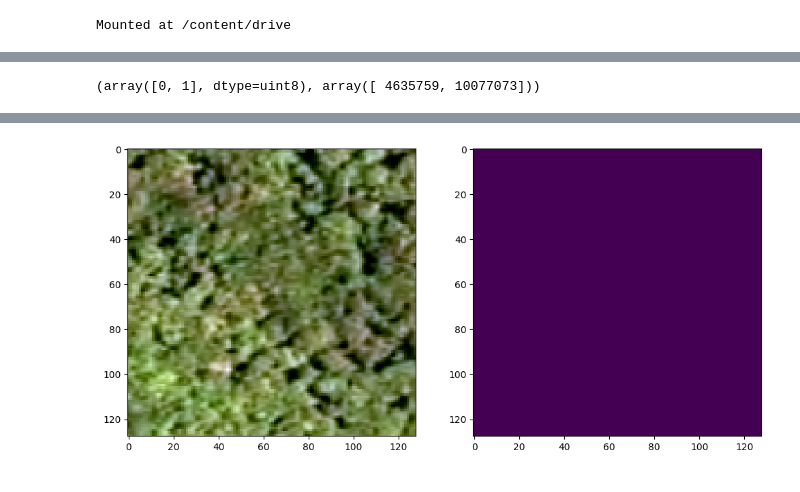
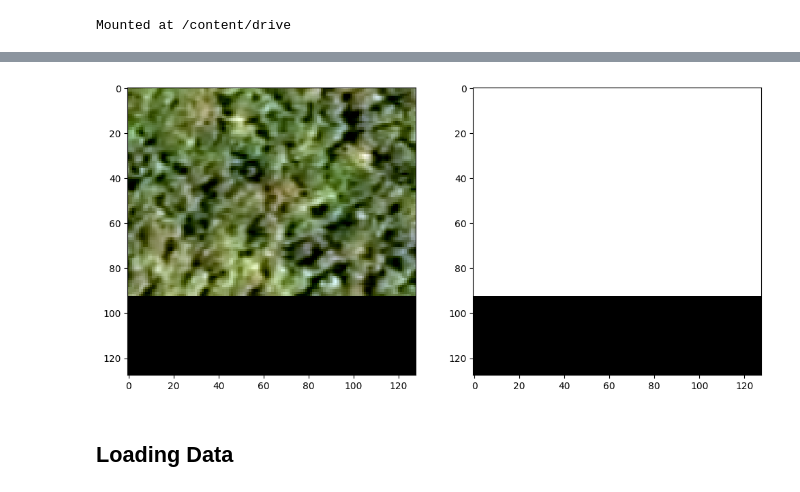
Before and after one commit to NailaBagir/Binary-Semantic-Segmentation, a Jupyter notebook: Binary_Image_Segmentation.ipynb, the cells around one changed output, grey strips where cells are left out. Drawn from its saved outputs; the diff is of its cells as text; code cells hidden in the pictures.

```diff
--- a/Binary_Image_Segmentation.ipynb
+++ b/Binary_Image_Segmentation.ipynb
@@ -137,3 +83,12 @@ WARNING:matplotlib.image:Clipping input data to the valid range for imshow with
+# %%
+import os
+tif_dir = "/content/train"
+
+tif_files = sorted(glob.glob(os.path.join(tif_dir, "*.tif")))
+
+shp_dir = "/content/train"
+
+shp_files = sorted(glob.glob(os.path.join(shp_dir, "*.shp")))
 # %%
 def read_vector_file(shp_path: str) -> gpd.GeoDataFrame:
     """Read vector file and return GeoPandas Dataframe.
@@ -170,7 +125,3 @@ def mask_raster(raster: rasterio.io.DatasetReader, geometry_objects: np.ndarray)
 
     """
     return mask.raster_geometry_mask(raster, geometry_objects, invert=True)
-# %%
-vector_file_path = '/content/train/sample_1.shp'
-vector_file = read_vector_file(vector_file_path)
-vector_file
@@ -291,24 +129,0 @@ for path,subdirs,files in os.walk('/content/train'):
-# %%
-mask_dataset = []
-for path, subdirs, files in os.walk('/content/mask'):
-    dirname = path.split(os.path.sep)[-1]
-    if dirname == 'mask':
-        masks = sorted(os.listdir(path))
-        print(masks)
-        for i, mask_name in enumerate(masks):
-            if mask_name.endswith(".tif"):
-
-                mask = cv2.imread(path+'/'+mask_name,1)
-
-                mask = cv2.cvtColor(mask, cv2.COLOR_BGR2RGB)
-                SIZE_X = (mask.shape[1]//patch_size)*patch_size
-                SIZE_Y = (mask.shape[0]//patch_size)*patch_size
-                mask = Image.fromarray(mask)
-                mask = mask.crop((0,0,SIZE_X,SIZE_Y))
-                mask = np.array(mask)
-                patches_mask = patchify(mask, (patch_size, patch_size, 1), step=patch_size)
-
-                for i in range(patches_mask.shape[0]):
-                    for j in range(patches_mask.shape[1]):
-                        single_patch_mask = patches_mask[i,j,0,:,:]
-                        mask_dataset.append(single_patch_mask)
@@ -328,9 +225,5 @@ Mask data shape is:  (898, 128, 128, 1)
 Max pixel value in image is:  1.0000000000000002
 Labels in the mask are :  [0 1]
-# %%
-np.unique(mask_dataset, return_counts=True)
-# %% [output]
-(array([0, 1], dtype=uint8), array([ 4635759, 10077073]))
 # %%
 image_number = random.randint(0, len(image_dataset))
 
@@ -338,6 +231,6 @@ plt.figure(figsize=(12, 6))
 plt.subplot(121)
 plt.imshow(image_dataset[image_number])
 plt.subplot(122)
-plt.imshow(mask_dataset[image_number])
+plt.imshow(mask_dataset[image_number]*255, cmap='gray')
 plt.show()
 # %% [output]
@@ -345 +237 @@ WARNING:matplotlib.image:Clipping input data to the valid range for imshow with
-[figure, old version]
+[figure, new version]
@@ -348,0 +256,2 @@ X_train, X_test, y_train, y_test = train_test_split(image_dataset, mask_dataset,
+# %% [markdown]
+## Loading Data
```
Also changed, not shown: parts of 79 cells of this notebook.
